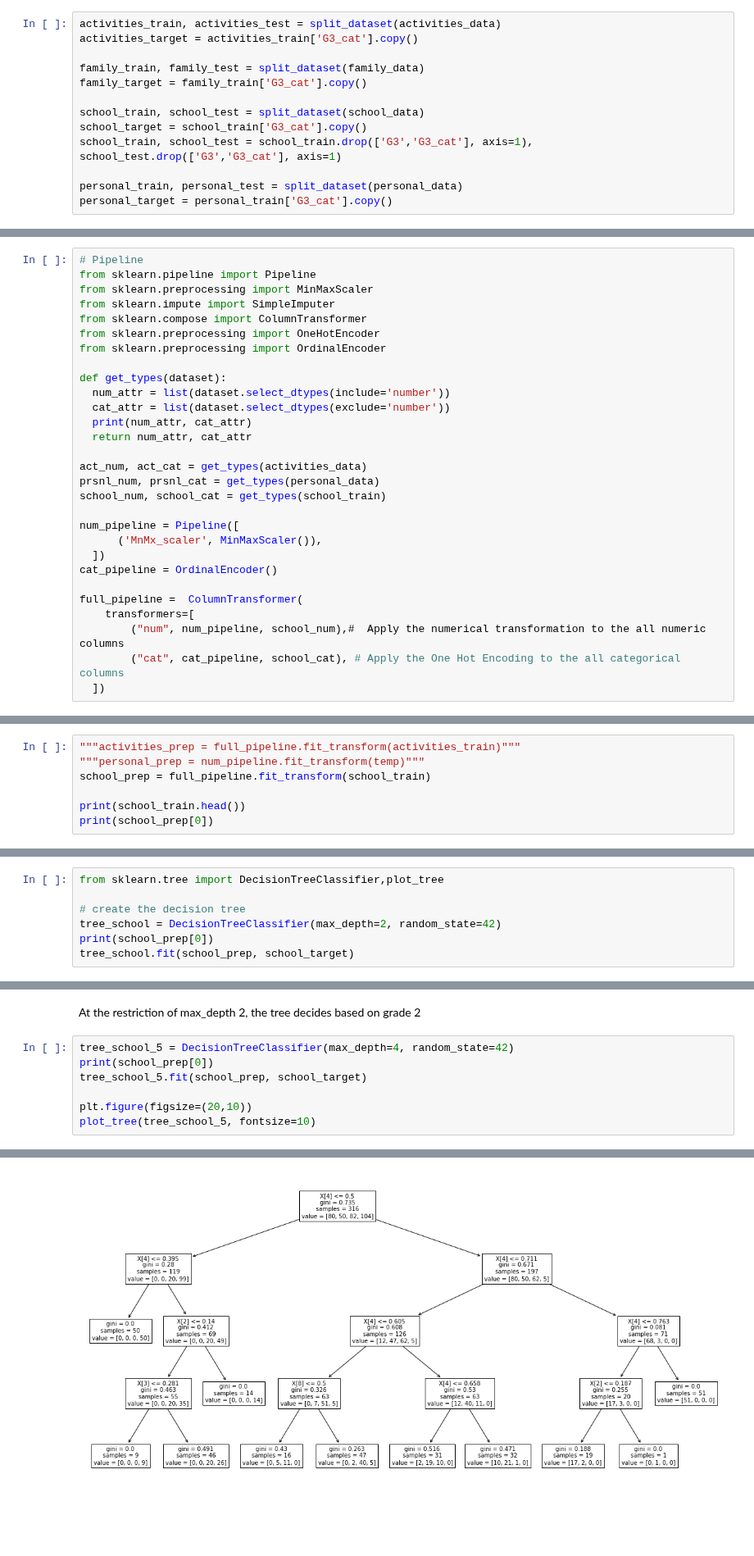
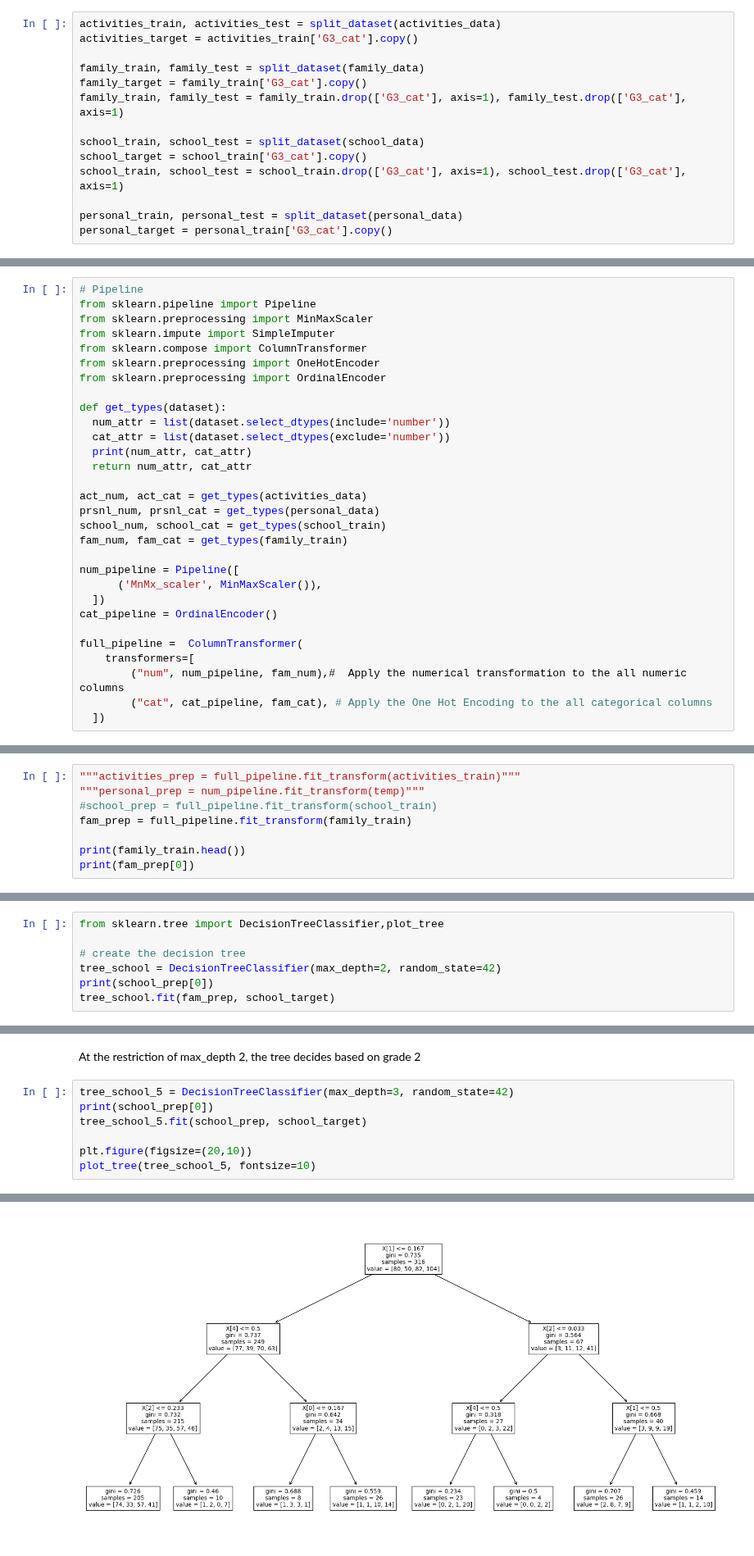
Before and after one commit to romanfen/F21DL-G6, a Jupyter notebook: Student_Performance_Model.ipynb, the cells around one changed output, grey strips where cells are left out. Shown at 82% size. Saved outputs shown, nothing was run; the diff lists cells and outputs as text; blank space fills up the shorter version.

```diff
--- a/Student_Performance_Model.ipynb
+++ b/Student_Performance_Model.ipynb
@@ -232,10 +229,11 @@ activities_target = activities_train['G3_cat'].copy()
 
 family_train, family_test = split_dataset(family_data)
 family_target = family_train['G3_cat'].copy()
+family_train, family_test = family_train.drop(['G3_cat'], axis=1), family_test.drop(['G3_cat'], axis=1)
 
 school_train, school_test = split_dataset(school_data)
 school_target = school_train['G3_cat'].copy()
-school_train, school_test = school_train.drop(['G3','G3_cat'], axis=1), school_test.drop(['G3','G3_cat'], axis=1)
+school_train, school_test = school_train.drop(['G3_cat'], axis=1), school_test.drop(['G3_cat'], axis=1)
 
 personal_train, personal_test = split_dataset(personal_data)
 personal_target = personal_train['G3_cat'].copy()
@@ -305,6 +311,7 @@ def get_types(dataset):
 act_num, act_cat = get_types(activities_data)
 prsnl_num, prsnl_cat = get_types(personal_data)
 school_num, school_cat = get_types(school_train)
+fam_num, fam_cat = get_types(family_train)
 
 num_pipeline = Pipeline([
       ('MnMx_scaler', MinMaxScaler()),
@@ -313,8 +320,8 @@ cat_pipeline = OrdinalEncoder()
 
 full_pipeline =  ColumnTransformer(
     transformers=[
-        ("num", num_pipeline, school_num),#  Apply the numerical transformation to the all numeric columns
-        ("cat", cat_pipeline, school_cat), # Apply the One Hot Encoding to the all categorical columns
+        ("num", num_pipeline, fam_num),#  Apply the numerical transformation to the all numeric columns
+        ("cat", cat_pipeline, fam_cat), # Apply the One Hot Encoding to the all categorical columns
   ])
 # %% [output]
 ['freetime', 'goout', 'Dalc', 'Walc', 'G1', 'G2', 'G3'] ['activities', 'romantic', 'G3_cat']
@@ -340,8 +348,9 @@ temp
 # %%
 """activities_prep = full_pipeline.fit_transform(activities_train)"""
 """personal_prep = num_pipeline.fit_transform(temp)"""
-school_prep = full_pipeline.fit_transform(school_train)
+#school_prep = full_pipeline.fit_transform(school_train)
+fam_prep = full_pipeline.fit_transform(family_train)
 
-print(school_train.head())
-print(school_prep[0])
+print(family_train.head())
+print(fam_prep[0])
 # %% [output]
@@ -786,5 +610,5 @@ from sklearn.tree import DecisionTreeClassifier,plot_tree
 # create the decision tree
 tree_school = DecisionTreeClassifier(max_depth=2, random_state=42)
 print(school_prep[0])
-tree_school.fit(school_prep, school_target)
+tree_school.fit(fam_prep, school_target)
 # %% [output]
@@ -808,7 +632,7 @@ plot_tree(tree_school, fontsize=10)
 # %% [markdown]
 At the restriction of max_depth 2, the tree decides based on grade 2
 # %%
-tree_school_5 = DecisionTreeClassifier(max_depth=4, random_state=42)
+tree_school_5 = DecisionTreeClassifier(max_depth=3, random_state=42)
 print(school_prep[0])
 tree_school_5.fit(school_prep, school_target)
 
@@ -837,4 +659,4 @@ plot_tree(tree_school_5, fontsize=10)
-[figure, old version]
+[figure, new version]
 # %% [markdown]
 Increasing the maximum depth shows a different way the predictions are made, such as the student having attended nursery having some factor
 # %% [markdown]
```
Also changed, not shown: parts of 36 cells of this notebook.
